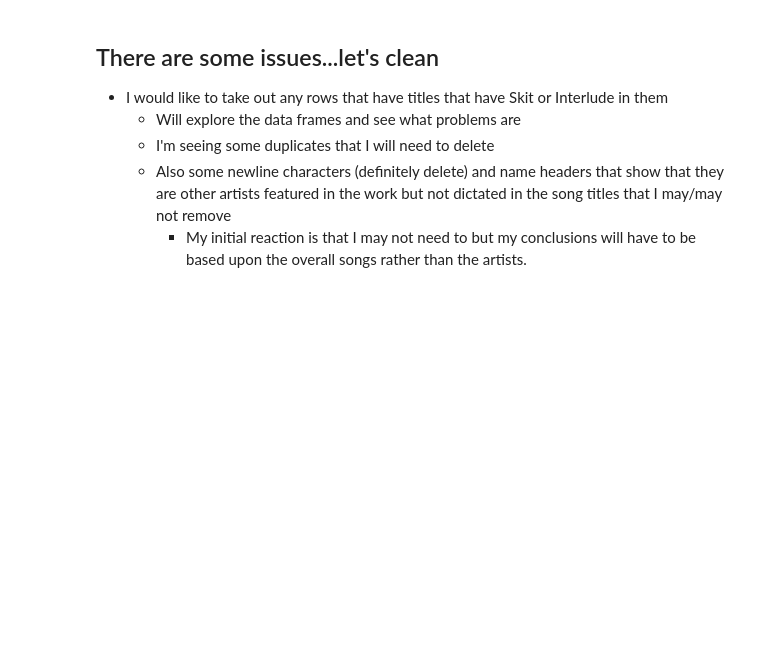
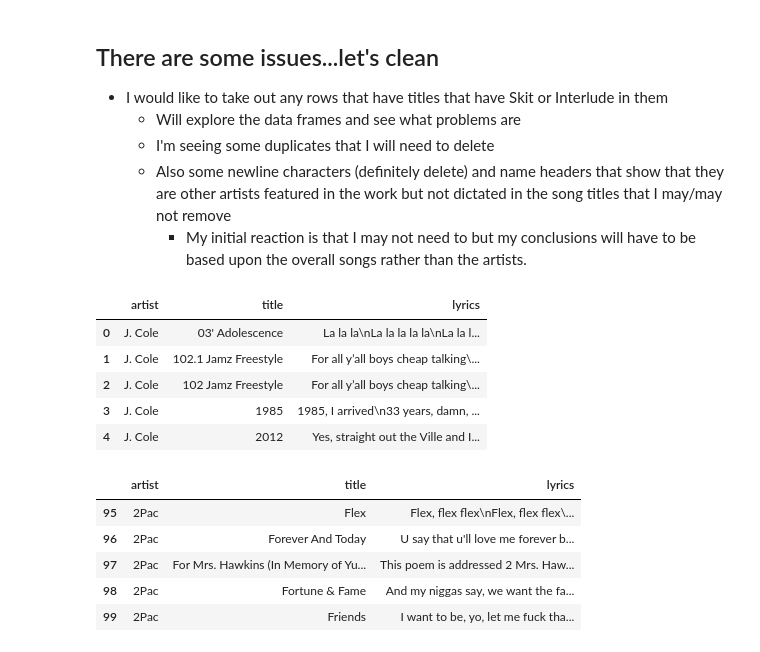
Before and after one commit to Data-Science-for-Linguists-2021/Rapper_Topic_Modeling, a Jupyter notebook: lyrical_data_analysis.ipynb, the cells around one changed output. Cells and saved outputs as stored; diff of their text form; code cells hidden in the pictures; blank space fills up the shorter version.

```diff
--- a/lyrical_data_analysis.ipynb
+++ b/lyrical_data_analysis.ipynb
@@ -145,3 +234,19 @@ Lyrics_QueenLatifah.json
     - I'm seeing some duplicates that I will need to delete
     - Also some newline characters (definitely delete) and name headers that show that they are other artists featured in the work but not dictated in the song titles that I may/may not remove
         - My initial reaction is that I may not need to but my conclusions will have to be based upon the overall songs rather than the artists.
+# %%
+mlyrics_df.head()
+mlyrics_df.tail()
+# %% [output]
+|  | artist | title | lyrics |
+| 0 | J. Cole | 03' Adolescence | La la la\nLa la la la la\nLa la l... |
+| 1 | J. Cole | 102.1 Jamz Freestyle | For all y’all boys cheap talking\... |
+| 2 | J. Cole | 102 Jamz Freestyle | For all y’all boys cheap talking\... |
+| 3 | J. Cole | 1985 | 1985, I arrived\n33 years, damn, ... |
+| 4 | J. Cole | 2012 | Yes, straight out the Ville and I... |
+|  | artist | title | lyrics |
+| 95 | 2Pac | Flex | Flex, flex flex\nFlex, flex flex\... |
+| 96 | 2Pac | Forever And Today | U say that u'll love me forever b... |
+| 97 | 2Pac | For Mrs. Hawkins (In Memory of Yu... | This poem is addressed 2 Mrs. Haw... |
+| 98 | 2Pac | Fortune & Fame | And my niggas say, we want the fa... |
+| 99 | 2Pac | Friends | I want to be, yo, let me fuck tha... |
```
Also changed, not shown: parts of 10 cells of this notebook.
